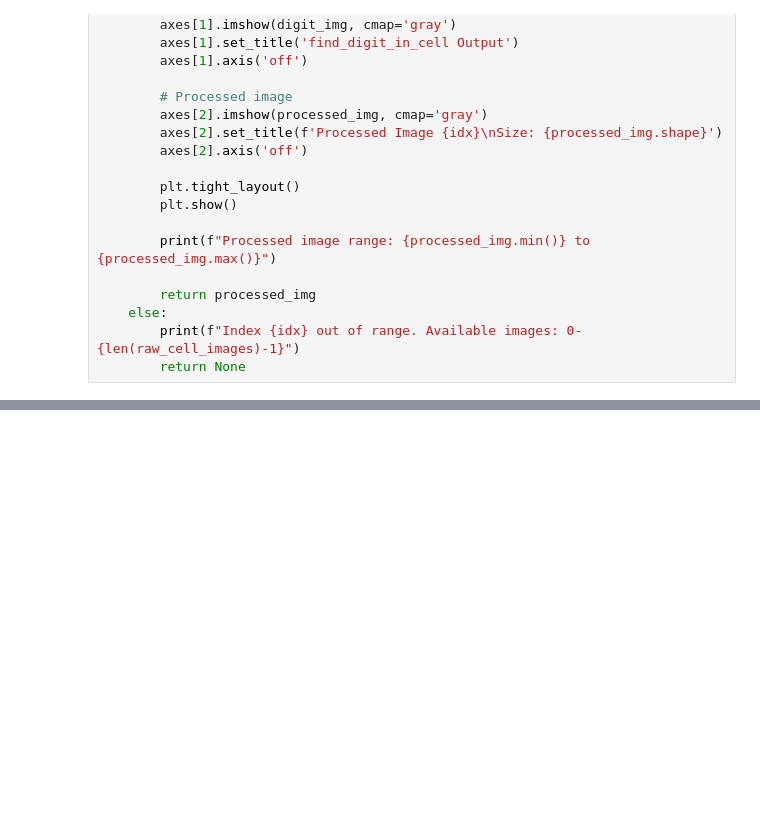
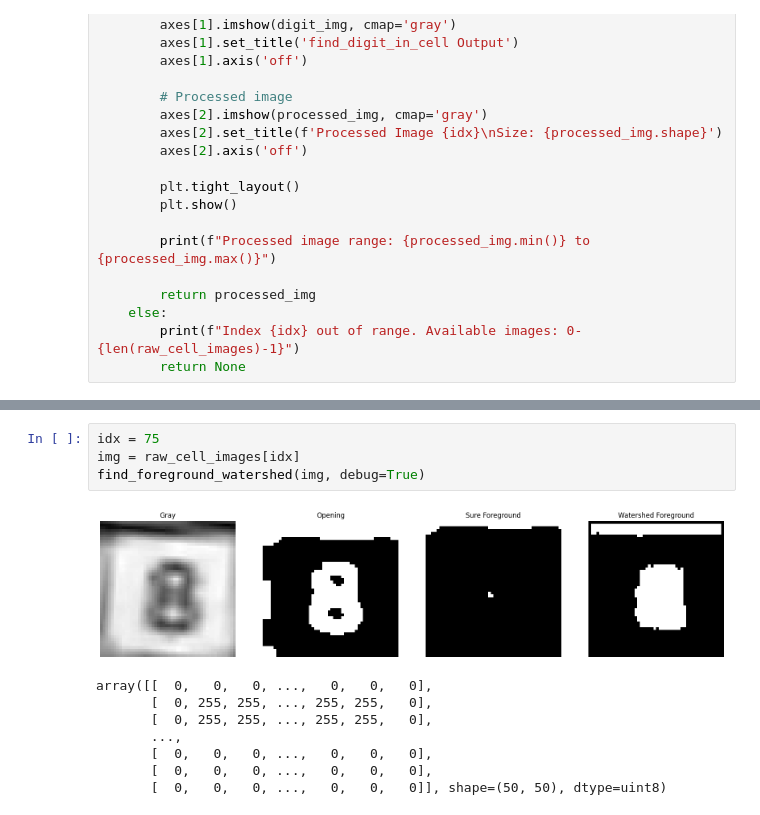
Before and after one commit to csem11/sudoku_solver, a Jupyter notebook: src/detection/extraction_optimizer.ipynb, the cells around one changed output, grey strips where cells are left out. Cells and saved outputs as stored; diff of their text form; blank space fills up the shorter version.

```diff
--- a/src/detection/extraction_optimizer.ipynb
+++ b/src/detection/extraction_optimizer.ipynb
@@ -243,0 +410,13 @@ array([[  0,   0,   0, ...,   0,   0,   0],
+# %%
+idx = 75
+img = raw_cell_images[idx]
+find_foreground_watershed(img, debug=True)
+# %% [output]
+[figure, added]
+array([[  0,   0,   0, ...,   0,   0,   0],
+       [  0, 255, 255, ..., 255, 255,   0],
+       [  0, 255, 255, ..., 255, 255,   0],
+       ...,
+       [  0,   0,   0, ...,   0,   0,   0],
+       [  0,   0,   0, ...,   0,   0,   0],
+       [  0,   0,   0, ...,   0,   0,   0]], shape=(50, 50), dtype=uint8)
```
Also changed, not shown: parts of 11 cells of this notebook, 12 other files.
